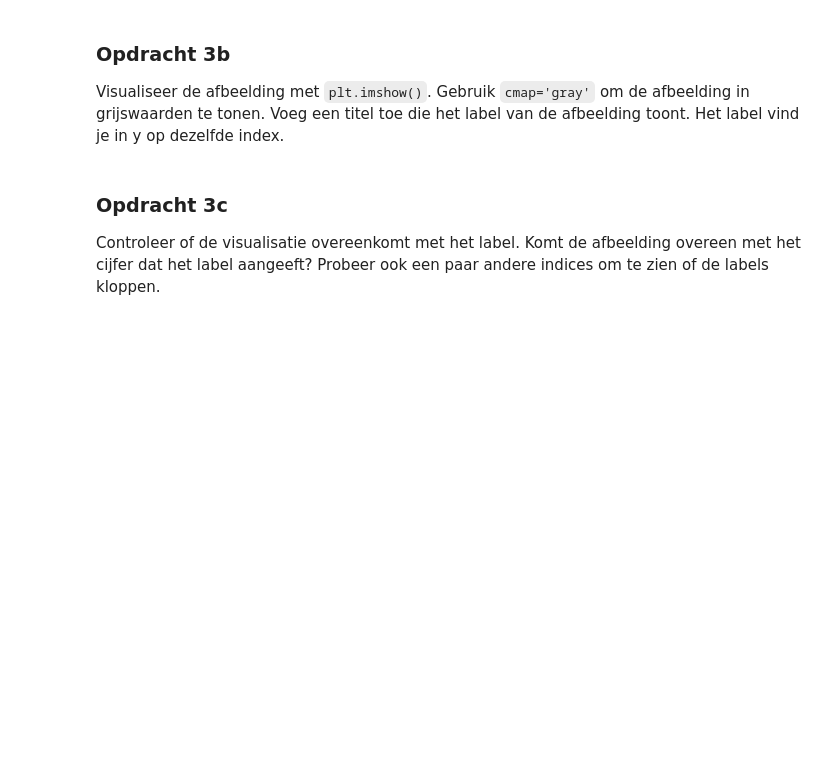
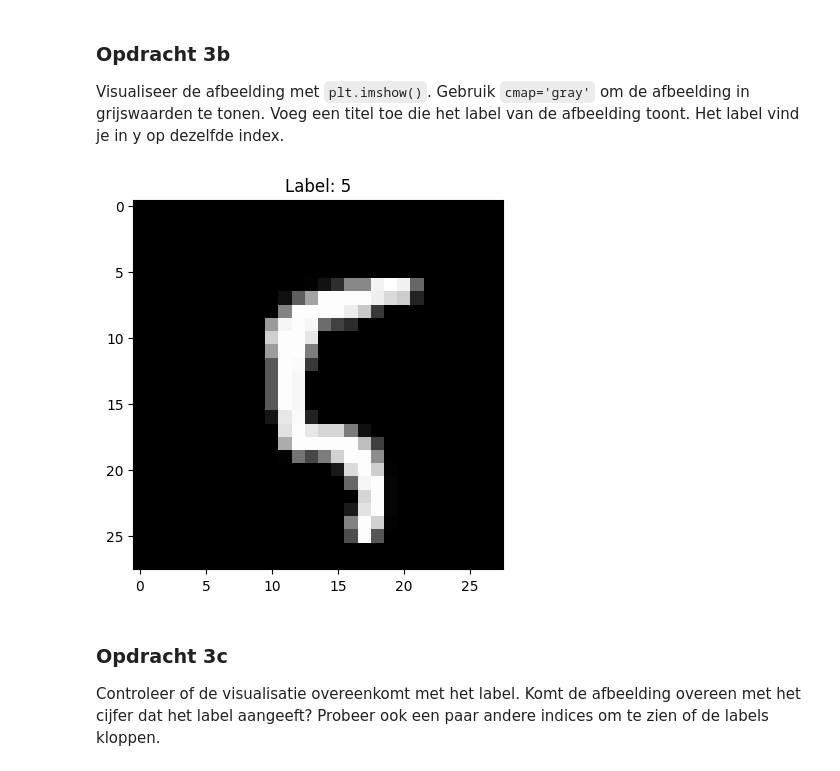
Before and after one commit to supperglossar/Mathematocal_Foundations, a Jupyter notebook: content/introductie/les01_labo.ipynb, the cells around one changed output. Drawn from its saved outputs; the diff is of its cells as text; code cells hidden in the pictures; blank space fills up the shorter version.

```diff
--- a/content/introductie/les01_labo.ipynb
+++ b/content/introductie/les01_labo.ipynb
@@ -186,6 +186,12 @@ print(matrix.shape)
 Visualiseer de afbeelding met `plt.imshow()`. Gebruik `cmap='gray'` om de afbeelding in grijswaarden te tonen. Voeg een titel toe die het label van de afbeelding toont. Het label vind je in y op dezelfde index.
 # %%
 # Jouw code voor opdracht 3b:
+
+plt.imshow(matrix, cmap='gray')
+plt.title(f'Label: {y[100]}')
+plt.show()
+# %% [output]
+[figure, added]
 # %% [markdown]
 ### Opdracht 3c
 
```
Also changed, not shown: parts of 5 cells of this notebook.
